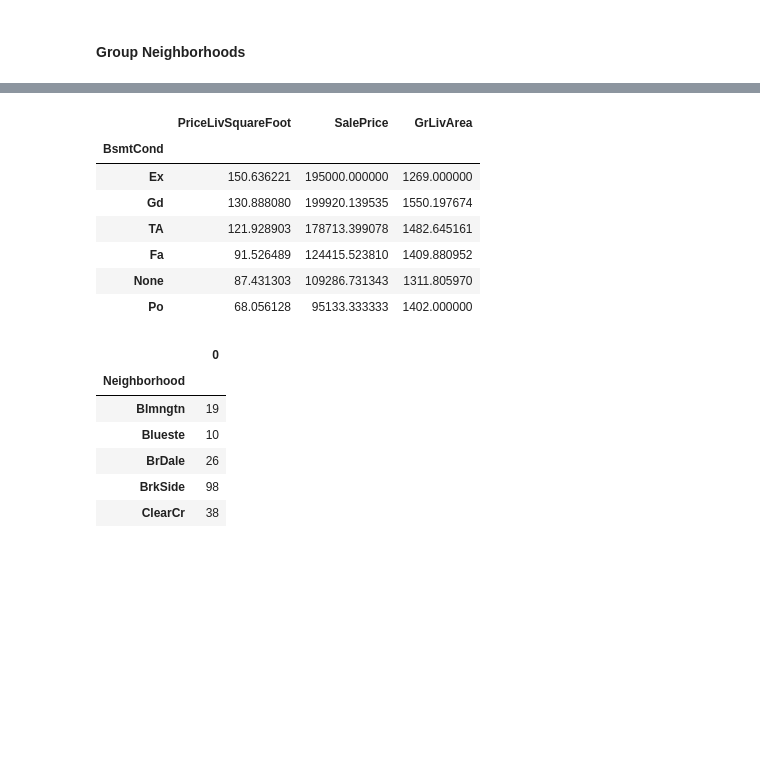
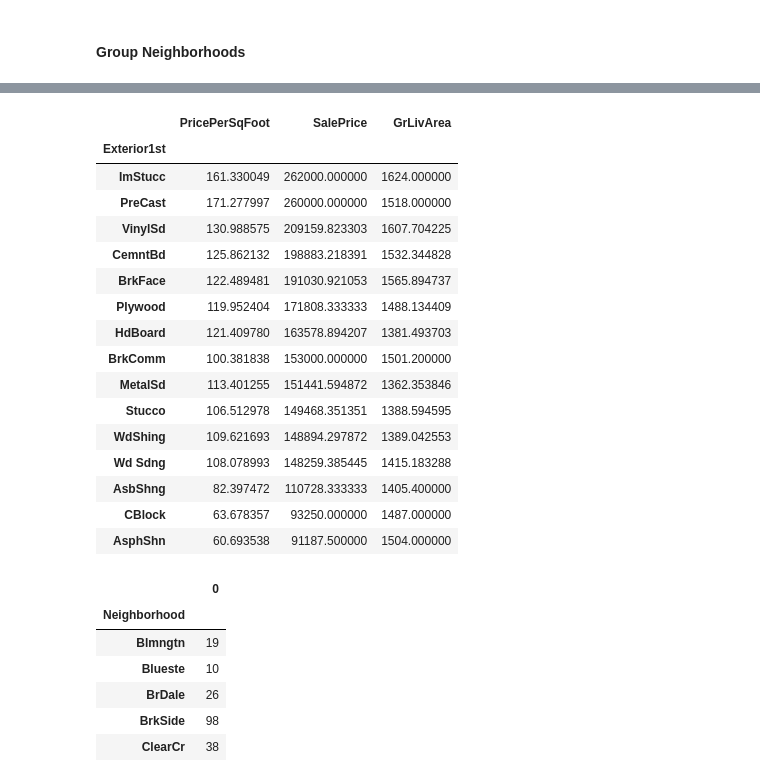
Before and after one commit to hikarinosenshi/ml_project, a Jupyter notebook: ariel/Feature Selection2_copy2.ipynb, the cells around one changed output, grey strips where cells are left out. Cells and saved outputs as stored; diff of their text form; code cells hidden in the pictures; blank space fills up the shorter version.

```diff
--- a/ariel/Feature Selection2_copy2.ipynb
+++ b/ariel/Feature Selection2_copy2.ipynb
@@ -135,17 +135,27 @@ bsmt[bsmt['Neighborhood']=="CollgCr"].sort_values(by="PriceBsmtSquareFoot")
 | 1180 | CollgCr | 170000 | Gd | TA | Unf | Unf | 608.0 | 608.0 | ... |
 | 2175 | CollgCr | 117000 | TA | TA | Rec | Unf | 0.0 | 385.0 | ... |
 # %%
+# dataset['Exterior1st']
 #bsmt[bsmt['Neighborhood']=="BrkSide"].groupby('BsmtFinType1').agg({"PriceBsmtSquareFoot":"mean","SalePrice":"mean"})
-bsmt.groupby('BsmtCond').agg({"PriceLivSquareFoot":"mean","SalePrice":"mean","GrLivArea":"mean"}).sort_values(by="PriceLivSquareFoot", ascending=False)
+dataset.groupby('Exterior1st').agg({"PricePerSqFoot":"mean","SalePrice":"mean","GrLivArea":"mean"}).sort_values(by="SalePrice", ascending=False)
 # %% [output]
-|  | PriceLivSquareFoot | SalePrice | GrLivArea |
-| BsmtCond |  |  |  |
-| Ex | 150.636221 | 195000.000000 | 1269.000000 |
-| Gd | 130.888080 | 199920.139535 | 1550.197674 |
-| TA | 121.928903 | 178713.399078 | 1482.645161 |
-| Fa | 91.526489 | 124415.523810 | 1409.880952 |
-| None | 87.431303 | 109286.731343 | 1311.805970 |
-| Po | 68.056128 | 95133.333333 | 1402.000000 |
+|  | PricePerSqFoot | SalePrice | GrLivArea |
+| Exterior1st |  |  |  |
+| ImStucc | 161.330049 | 262000.000000 | 1624.000000 |
+| PreCast | 171.277997 | 260000.000000 | 1518.000000 |
+| VinylSd | 130.988575 | 209159.823303 | 1607.704225 |
+| CemntBd | 125.862132 | 198883.218391 | 1532.344828 |
+| BrkFace | 122.489481 | 191030.921053 | 1565.894737 |
+| Plywood | 119.952404 | 171808.333333 | 1488.134409 |
+| HdBoard | 121.409780 | 163578.894207 | 1381.493703 |
+| BrkComm | 100.381838 | 153000.000000 | 1501.200000 |
+| MetalSd | 113.401255 | 151441.594872 | 1362.353846 |
+| Stucco | 106.512978 | 149468.351351 | 1388.594595 |
+| WdShing | 109.621693 | 148894.297872 | 1389.042553 |
+| Wd Sdng | 108.078993 | 148259.385445 | 1415.183288 |
+| AsbShng | 82.397472 | 110728.333333 | 1405.400000 |
+| CBlock | 63.678357 | 93250.000000 | 1487.000000 |
+| AsphShn | 60.693538 | 91187.500000 | 1504.000000 |
 # %%
 # pd.DataFrame(dataset.groupby('Neighborhood').size())
 dataset.
```
Also changed, not shown: parts of 1 cell of this notebook, 6 other files.
